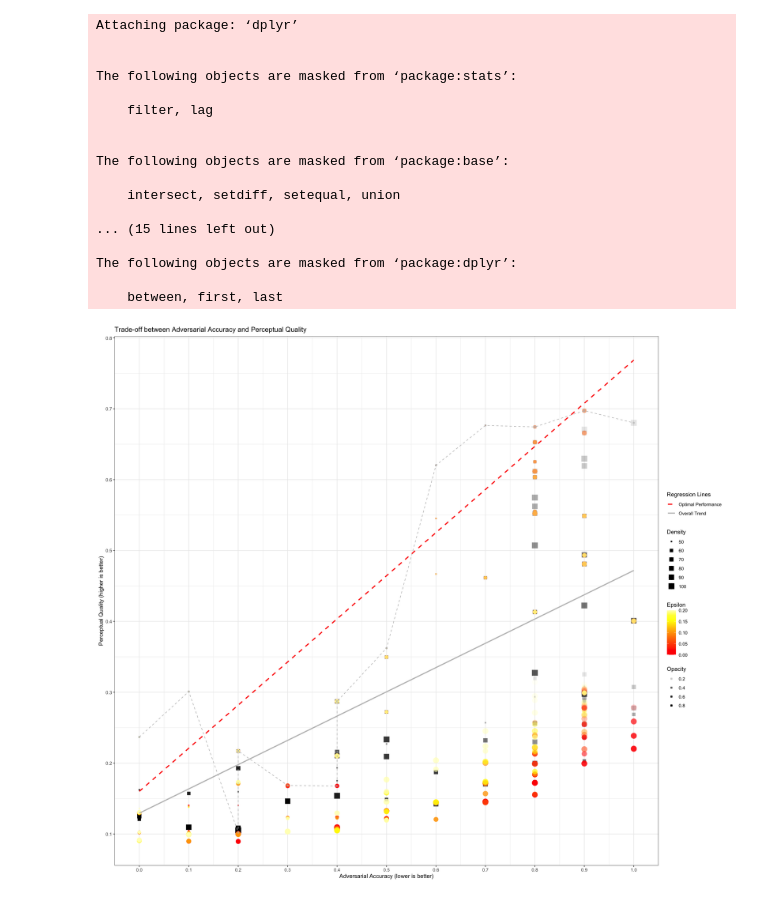
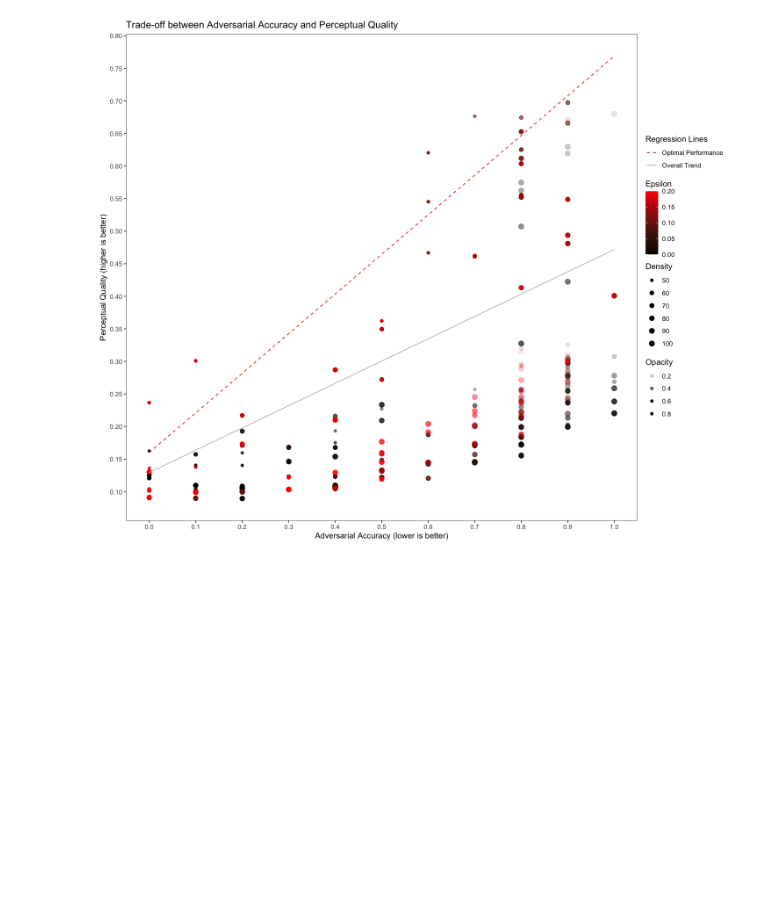
Before and after one commit to ETH-DISCO/advx-bench, a Jupyter notebook: analysis/1-eval_cls_mask_perturb-v2.ipynb, the cells around one changed output. Drawn from its saved outputs; the diff is of its cells as text; code cells hidden in the pictures; blank space fills up the shorter version.

```diff
--- a/analysis/1-eval_cls_mask_perturb-v2.ipynb
+++ b/analysis/1-eval_cls_mask_perturb-v2.ipynb
@@ -7,7 +7,7 @@ for (p in deps) {
     library(p, character.only = TRUE)
 }
 options(scipen=999)
-options(repr.plot.width=17, repr.plot.height=15)
+options(repr.plot.width=12, repr.plot.height=10)
 
 path <- "../data/eval/eval_cls_perturb.csv"
 data <- data.frame(read.csv(path, header=TRUE, sep=","))
@@ -30,6 +30,7 @@ data <- data %>%
     summarise(
         adv_acc = mean(adv_acc),
         quality = mean(quality),
+        final_score = mean(final_score),
         .groups = 'drop'
     ) %>%
     na.omit()
@@ -40,30 +41,16 @@ max_quality <- data %>%
     ungroup()
 
 p <- ggplot(data, aes(x = adv_acc, y = quality)) +
-    # points for perturb = FALSE
+    # perturb = FALSE
     geom_point(
         data = subset(data, !perturb),
         aes(size = density, alpha = opacity/255),
-        shape = 15,
         color = "black"
     ) +
-    # points for perturb = TRUE
+    # perturb = TRUE
     geom_point(
         data = subset(data, perturb),
         aes(size = density, alpha = opacity/255, color = epsilon),
-        shape = 16
-    ) +
-    # max quality points and line
-    geom_point(
-        data = max_quality,
-        shape = 1,
-        color = "gray",
-        size = 1
-    ) +
-    geom_line(
-        data = max_quality,
-        color = "gray",
-        linetype = "dashed"
     ) +
     # polynomial regression for max points
     geom_smooth(
@@ -72,7 +59,8 @@ p <- ggplot(data, aes(x = adv_acc, y = quality)) +
         method = "lm",
         formula = y ~ poly(x, 1),
         color = "red",
-        se = FALSE
+        se = FALSE,
+        size = 0.5
     ) +
     # overall polynomial regression
     geom_smooth(
@@ -80,55 +68,39 @@ p <- ggplot(data, aes(x = adv_acc, y = quality)) +
         method = "lm",
         formula = y ~ poly(x, 1),
         color = "gray",
-        se = FALSE
+        se = FALSE,
+        size = 0.5
     ) +
     # customize scales and theme
     scale_color_gradientn(
-        colors = heat.colors(10),
+        colors = c("black", "red"),
         name = "Epsilon"
     ) +
     scale_size_continuous(
         name = "Density",
-        range = c(1, 5)
+        range = c(1.5, 3)
     ) +
     scale_alpha_continuous(
         name = "Opacity"
     ) +
     labs(
         x = "Adversarial Accuracy (lower is better)",
         y = "Perceptual Quality (higher is better)",
         title = "Trade-off between Adversarial Accuracy and Perceptual Quality"
     ) +
     scale_linetype_manual(
         name = "Regression Lines",
         values = c("Overall Trend" = "solid", "Optimal Performance" = "dashed"),
         guide = guide_legend(order = 1)
     ) +
-    theme_bw() +
     theme(
         legend.position = "right",
     ) +
     scale_x_continuous(breaks = seq(0, 1, by = 0.1)) +
-    scale_y_continuous(breaks = seq(0, 1, by = 0.1))
+    scale_y_continuous(breaks = seq(0, 1, by = 0.05)) +
+    theme_test()
 
 print(p)
-ggsave("./eval_cls_perturb.pdf", plot = p, device = "pdf", width = 15, height = 15, units = "in")
+ggsave("./eval_cls_perturb.pdf", plot = p, device = "pdf", width = 12, height = 10, units = "in")
 # %% [output]
-Attaching package: ‘dplyr’
-
-
-The following objects are masked from ‘package:stats’:
-
-    filter, lag
-
-
-The following objects are masked from ‘package:base’:
-
-    intersect, setdiff, setequal, union
-
-... (15 lines left out)
-
-The following objects are masked from ‘package:dplyr’:
-
-    between, first, last
-[figure, old version]
+[figure, new version]
```
Also changed, not shown: 3 other files.
